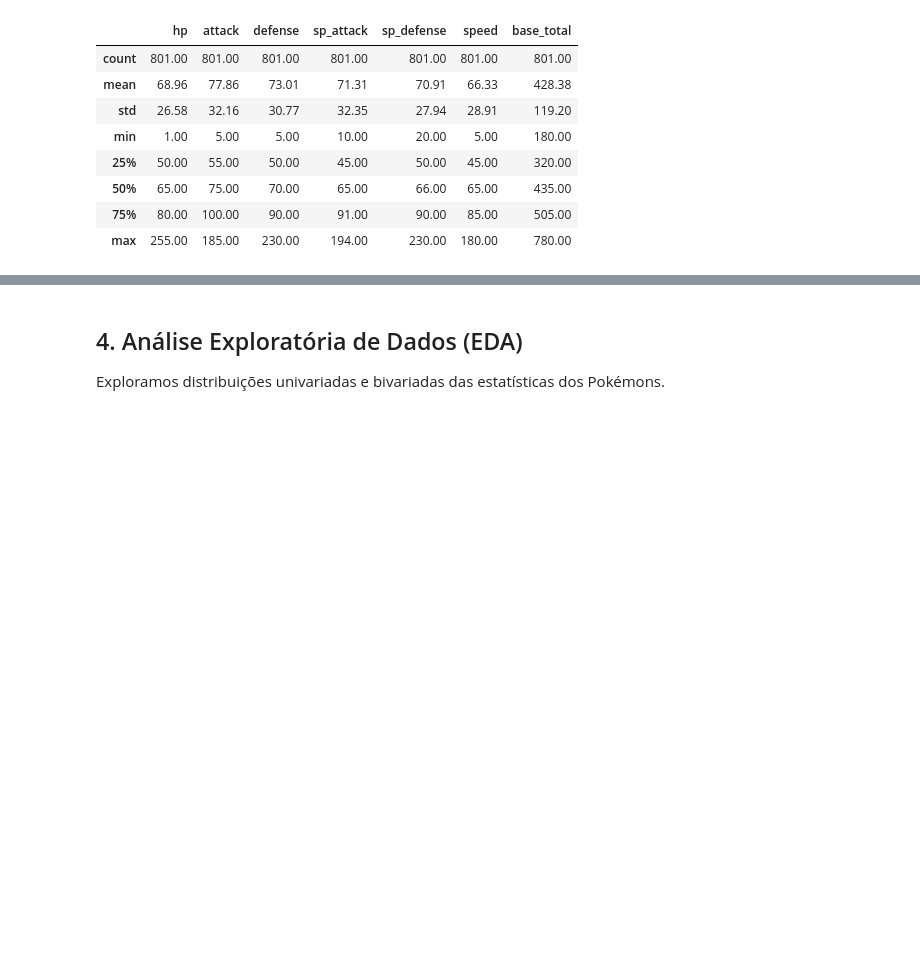
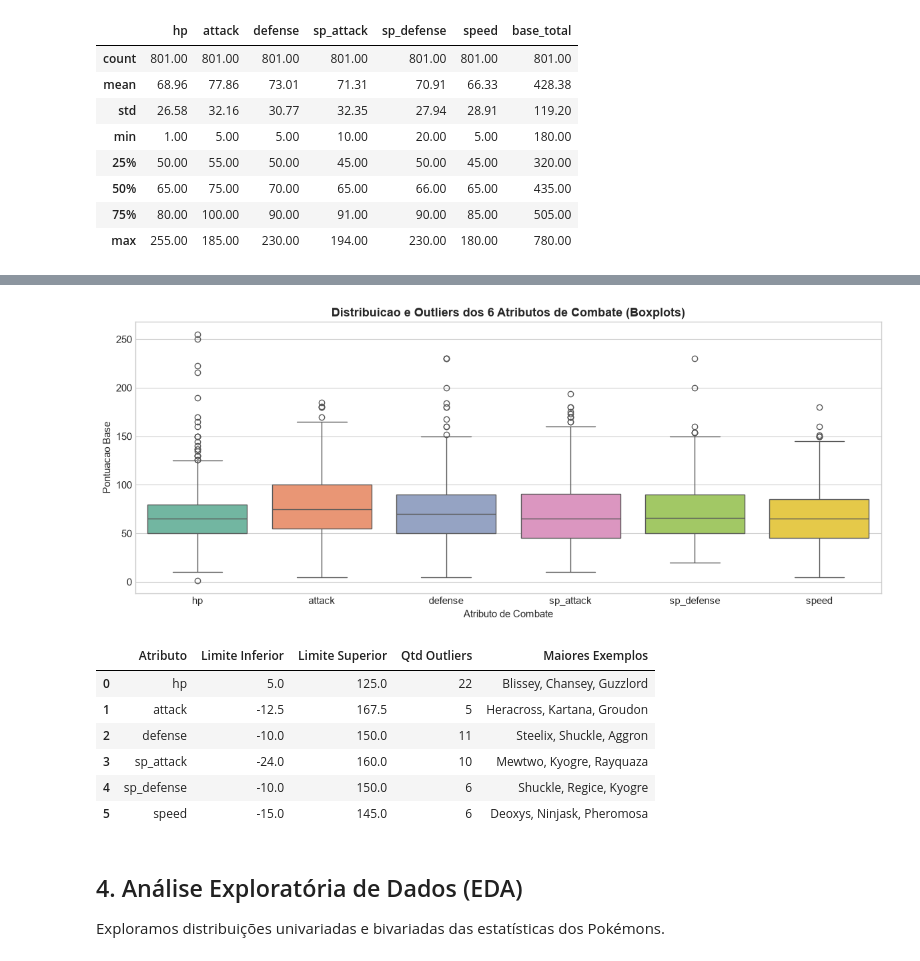
Before and after one commit to gabimontcruz/Projeto_AVD, a Jupyter notebook: src/parte_especifica/eda.ipynb, the cells around one changed output, grey strips where cells are left out. Cells and saved outputs as stored; diff of their text form; code cells hidden in the pictures; blank space fills up the shorter version.

Commit message:
comopletude tecnica parte pokemon

```diff
--- a/src/parte_especifica/eda.ipynb
+++ b/src/parte_especifica/eda.ipynb
@@ -106,3 +161,41 @@ df[combat_stats].describe().round(2)
+# %%
+# [IA] Gemini – Deteccao de outliers por IQR e visualizacao em boxplots dos atributos de combate
+stats_combate = ['hp', 'attack', 'defense', 'sp_attack', 'sp_defense', 'speed']
+fig, ax = plt.subplots(figsize=(12, 5))
+sns.boxplot(data=df[stats_combate], palette='Set2', ax=ax)
+ax.set_title('Distribuicao e Outliers dos 6 Atributos de Combate (Boxplots)', fontsize=13, fontweight='bold')
+ax.set_xlabel('Atributo de Combate')
+ax.set_ylabel('Pontuacao Base')
+plt.tight_layout()
+plt.savefig(os.path.join('..', '..', 'out', 'parte_especifica', '7_boxplots_outliers.png'), dpi=150)
+plt.show()
+
+resumo_outliers = []
+for col in stats_combate:
+    q1 = df[col].quantile(0.25)
+    q3 = df[col].quantile(0.75)
+    iqr = q3 - q1
+    lim_inf = q1 - 1.5 * iqr
+    lim_sup = q3 + 1.5 * iqr
+    mask = (df[col] < lim_inf) | (df[col] > lim_sup)
+    exemplos = df[mask].nlargest(3, col)['name'].tolist()
+    resumo_outliers.append({
+        'Atributo': col,
+        'Limite Inferior': round(lim_inf, 1),
+        'Limite Superior': round(lim_sup, 1),
+        'Qtd Outliers': int(mask.sum()),
+        'Maiores Exemplos': ', '.join(exemplos)
+    })
+display(pd.DataFrame(resumo_outliers))
+# %% [output]
+[figure, added]
+|  | Atributo | Limite Inferior | Limite Superior | Qtd Outliers | Maiores Exemplos |
+| 0 | hp | 5.0 | 125.0 | 22 | Blissey, Chansey, Guzzlord |
+| 1 | attack | -12.5 | 167.5 | 5 | Heracross, Kartana, Groudon |
+| 2 | defense | -10.0 | 150.0 | 11 | Steelix, Shuckle, Aggron |
+| 3 | sp_attack | -24.0 | 160.0 | 10 | Mewtwo, Kyogre, Rayquaza |
+| 4 | sp_defense | -10.0 | 150.0 | 6 | Shuckle, Regice, Kyogre |
+| 5 | speed | -15.0 | 145.0 | 6 | Deoxys, Ninjask, Pheromosa |
 # %% [markdown]
 ## 4. Análise Exploratória de Dados (EDA)
 Exploramos distribuições univariadas e bivariadas das estatísticas dos Pokémons.
```
Also changed, not shown: parts of 6 cells of this notebook, 3 other files.
